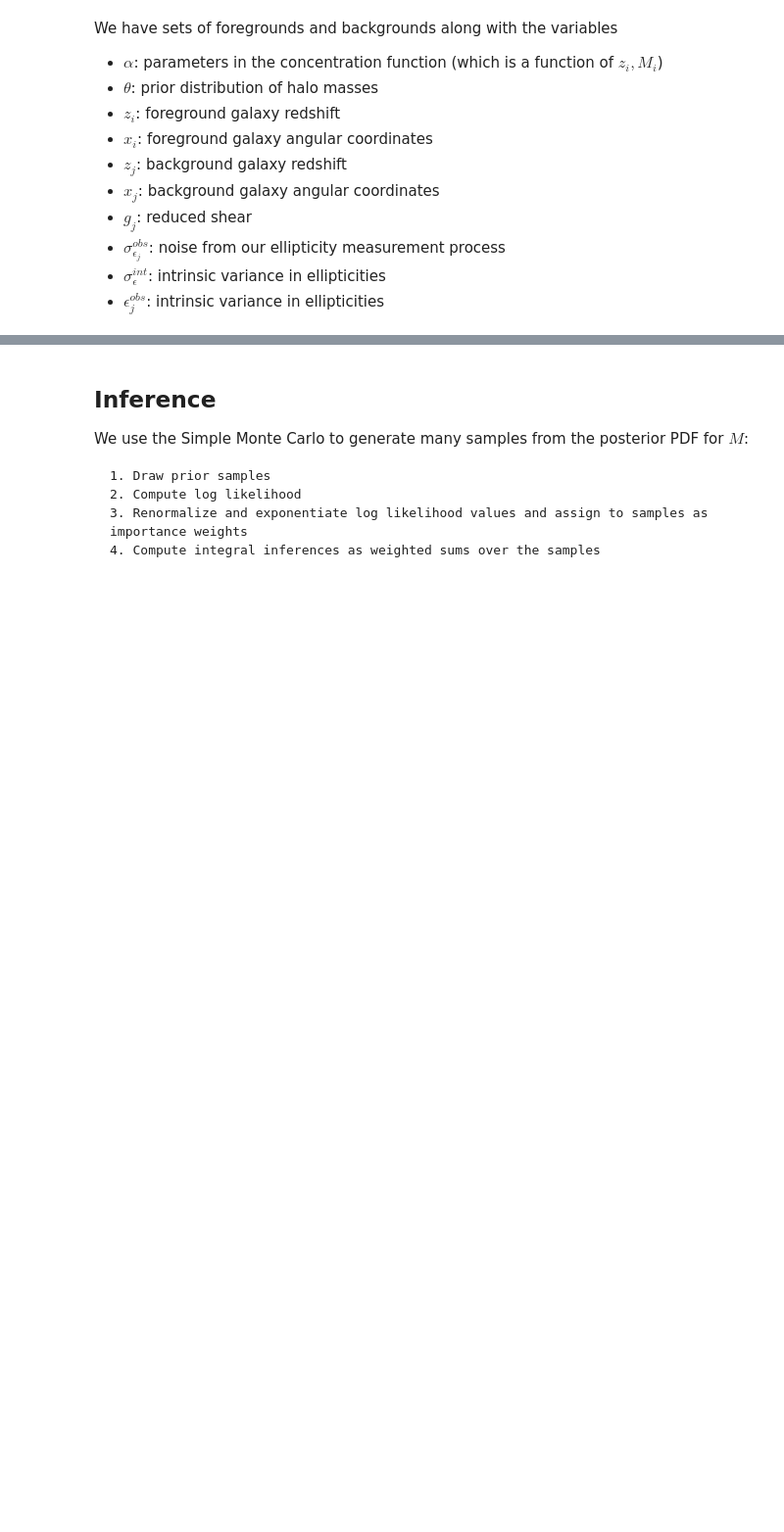
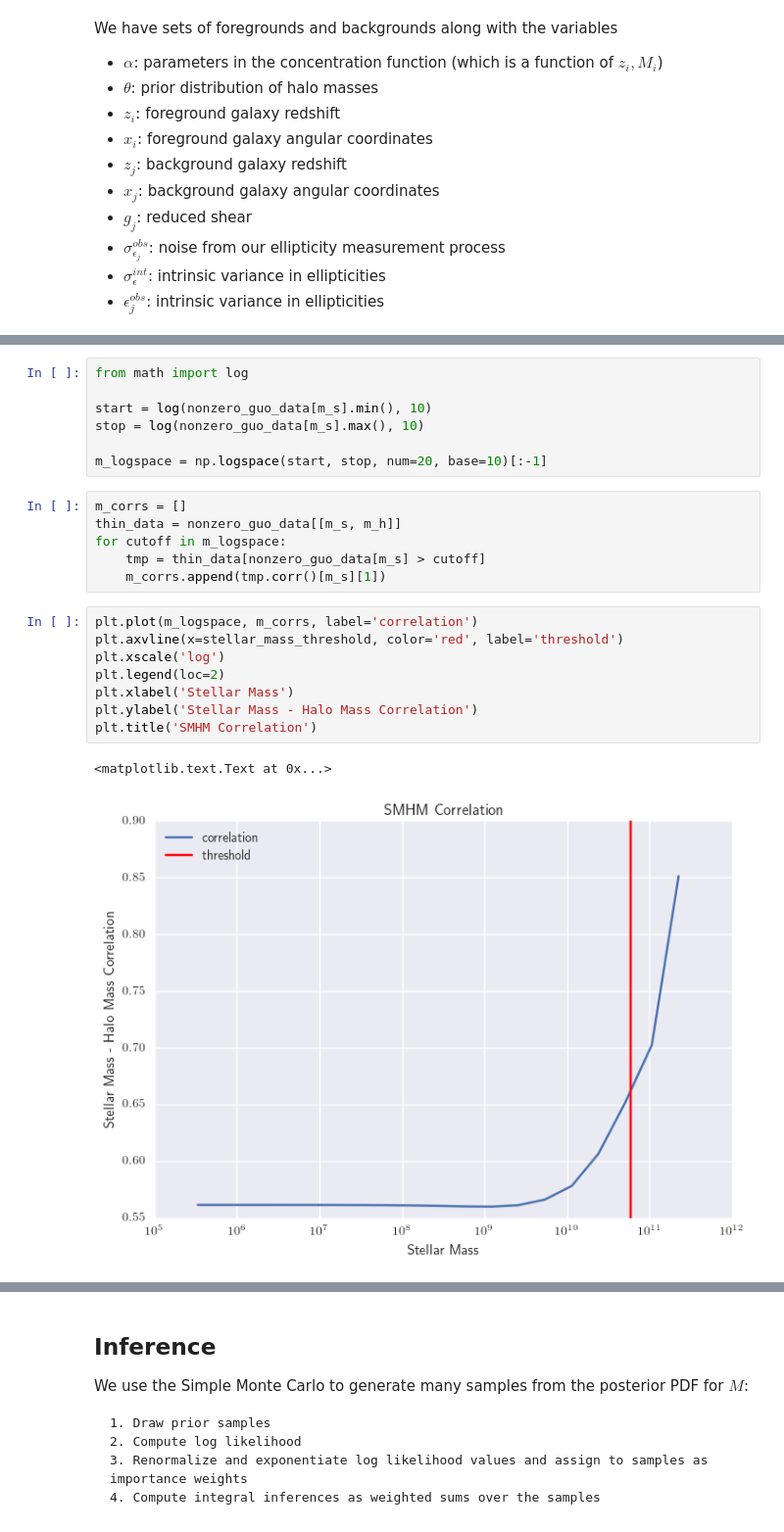
Before and after one commit to davidthomas5412/Pangloss, a Jupyter notebook: demos/SimpleMonteCarlo.ipynb, the cells around one changed output, grey strips where cells are left out. Shown: that part at 98% size. Drawn from its saved outputs; the diff is of its cells as text; blank space fills up the shorter version.

```diff
--- a/demos/SimpleMonteCarlo.ipynb
+++ b/demos/SimpleMonteCarlo.ipynb
@@ -82,0 +130,24 @@ We have sets of foregrounds and backgrounds along with the variables
+# %%
+from math import log
+
+start = log(nonzero_guo_data[m_s].min(), 10)
+stop = log(nonzero_guo_data[m_s].max(), 10)
+
+m_logspace = np.logspace(start, stop, num=20, base=10)[:-1]
+# %%
+m_corrs = []
+thin_data = nonzero_guo_data[[m_s, m_h]]
+for cutoff in m_logspace:
+    tmp = thin_data[nonzero_guo_data[m_s] > cutoff]
+    m_corrs.append(tmp.corr()[m_s][1])
+# %%
+plt.plot(m_logspace, m_corrs, label='correlation')
+plt.axvline(x=stellar_mass_threshold, color='red', label='threshold')
+plt.xscale('log')
+plt.legend(loc=2)
+plt.xlabel('Stellar Mass')
+plt.ylabel('Stellar Mass - Halo Mass Correlation')
+plt.title('SMHM Correlation')
+# %% [output]
+<matplotlib.text.Text at 0x...>
+[figure, added]
```
Also changed, not shown: parts of 24 cells of this notebook, 2 other files.
